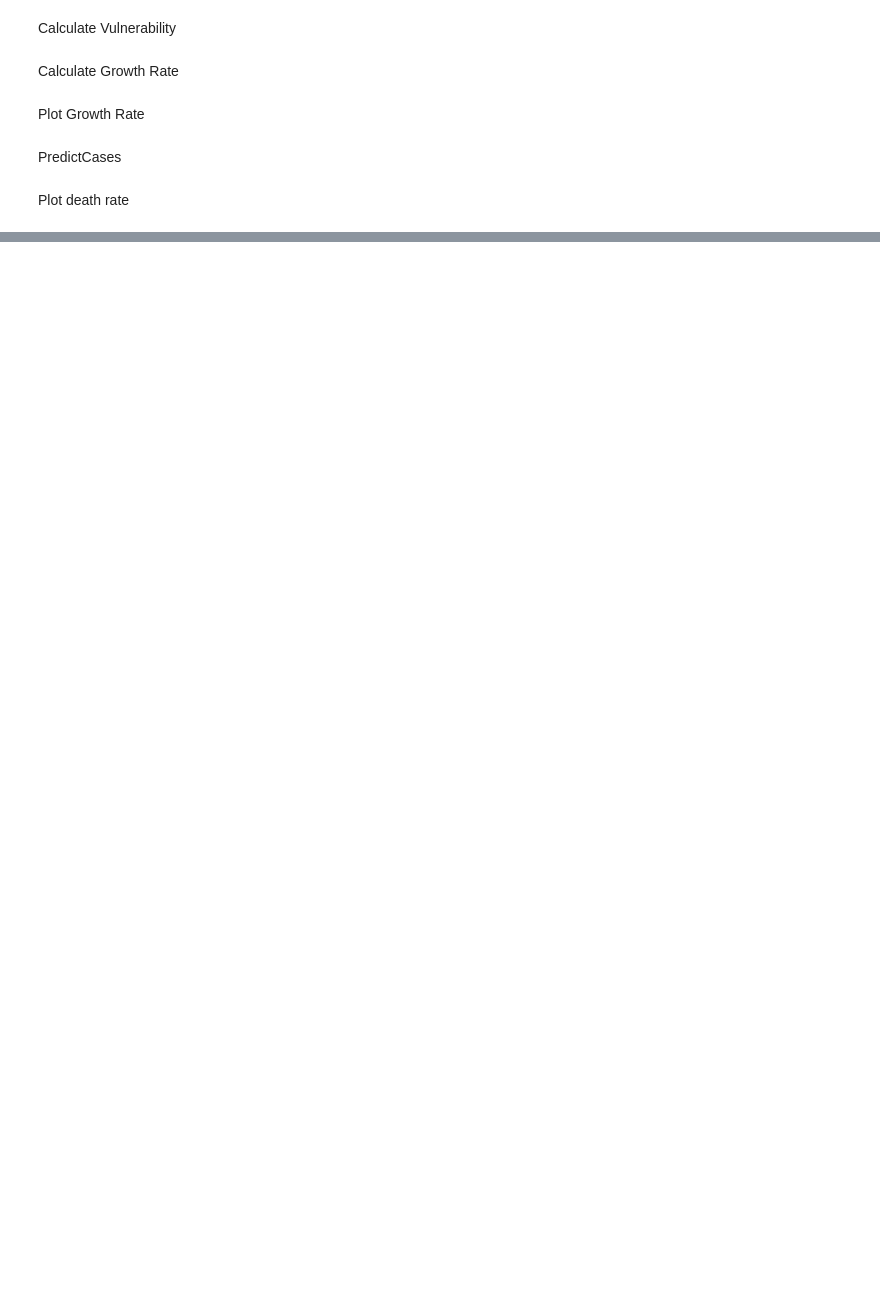
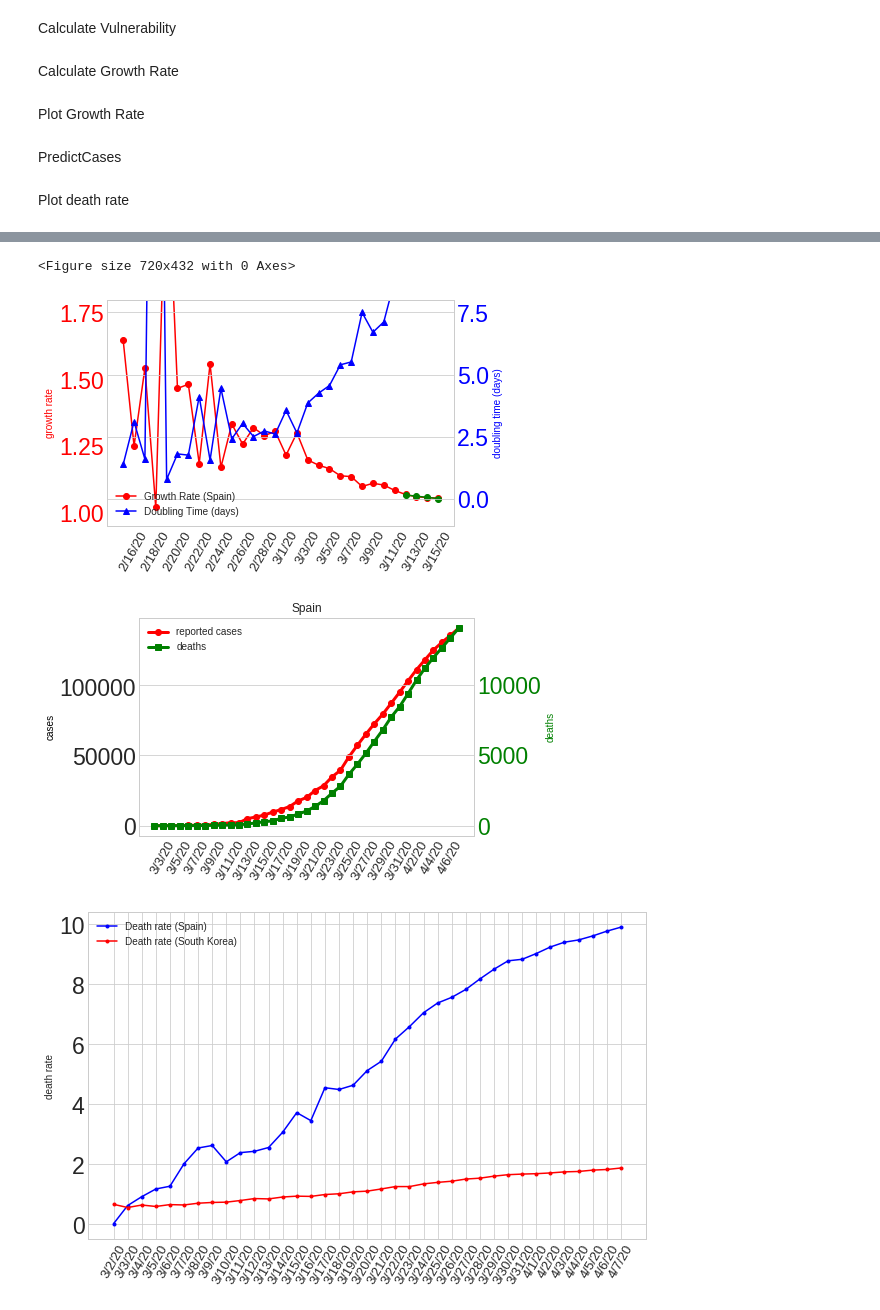
Before and after one commit to lachmann12/covid19, a Jupyter notebook: Predict exponential.ipynb, the cells around one changed output, grey strips where cells are left out. Drawn from its saved outputs; the diff is of its cells as text; code cells hidden in the pictures; blank space fills up the shorter version.

```diff
--- a/Predict exponential.ipynb
+++ b/Predict exponential.ipynb
@@ -318,6 +322,7 @@ def getallMGR():
 def findDecayShift(growthrates, decay_spline):
     decay_shift = 0
     ff = fitLinear(growthrates[-4:])
+    ff = statistics.median(growthrates[-5:])
     while float(ff) < float(list(decay_spline)[decay_shift]):
         decay_shift = decay_shift +1
         if decay_shift-1 > len(decay_spline):
@@ -385,0 +476,11 @@ plt.legend(handles=legend_elements, fontsize=20, bbox_to_anchor=(1.02, 1), loc='
+# %%
+def findDecayShift(growthrates, decay_spline):
+    decay_shift = 0
+    ff = fitLinear(growthrates[-5:])
+    ff = statistics.median(growthrates[-5:])
+
+    while float(ff) < float(list(decay_spline)[decay_shift]):
+        decay_shift = decay_shift +1
+        if decay_shift-1 > len(decay_spline):
+            break
+    return(decay_shift+3)
@@ -385,0 +627,52 @@ plt.legend(handles=legend_elements, fontsize=20, bbox_to_anchor=(1.02, 1), loc='
+# %%
+country1 = "Spain"
+country2 = "South Korea"
+
+ma = np.where(cases["Country/Region"] == country1)[0]
+c_count_1 = cases.iloc[ma, 4:].sum(axis=0)
+d_count_1 = deaths.iloc[ma, 4:].sum(axis=0)
+print(d_count_1)
+print(c_count_1[-6:])
+
+ggr = calculateGR(country1, 0)
+
+print("Current Confirmed Cases:", c_count_1[-1])
+print("Current Confirmed Deaths:", d_count_1[-1])
+
+ma = np.where(cases["Country/Region"] == country2)[0]
+c_count_1 = cases.iloc[ma, 4:].sum(axis=0)
+d_count_1 = deaths.iloc[ma, 4:].sum(axis=0)
+
+drr = d_count_1[-1]/c_count_1[-1]
+
+mean_days_death = 18
+asym_days = 5
+
+d_shift = mean_days_death + asym_days
+
+exp_diff = calcVF(country1, country2)
+print("Vunerablility Factor: ", str(round(exp_diff, 4)))
+
+exp_d = extrapolateDeaths(country1, fit_rate, -findDecayShift(ggr, fit_rate), timescale=80)
+
+print("Total Deaths: ", str(int(exp_d.iloc[-1,0])))
+
+num = exp_d.iloc[d_shift]/(exp_diff*drr)
+print("Current Predicted Cases: ", str(int(num)))
+
+num = exp_d.iloc[-1]/(exp_diff*drr)
+print("Total Predicted Cases: ", str(int(num)))
+
+gr = calculateGR(country1, d_shift)
+print("Growth Rate: ", str(round(gr[-1], 5)))
+
+mean_gr = sum(list(gr))/len(list(gr))
+mean_double = math.log(2)/math.log(mean_gr)
+doublings = np.log(2)/np.log(gr)
+print("Days per Doubling: ", str(round(doublings[-1], 5)))
+
+#print("Total Predicted Cases: ",shift_cases[-1])
+
+plotGR(country1, gr, doublings)
+plotDR(country1, country2)
+# %% [output]
@@ -385,0 +696,4 @@ plt.legend(handles=legend_elements, fontsize=20, bbox_to_anchor=(1.02, 1), loc='
+<Figure size 720x432 with 0 Axes>
+[figure, added]
+[figure, added]
+[figure, added]
```
Also changed, not shown: parts of 17 cells of this notebook.
